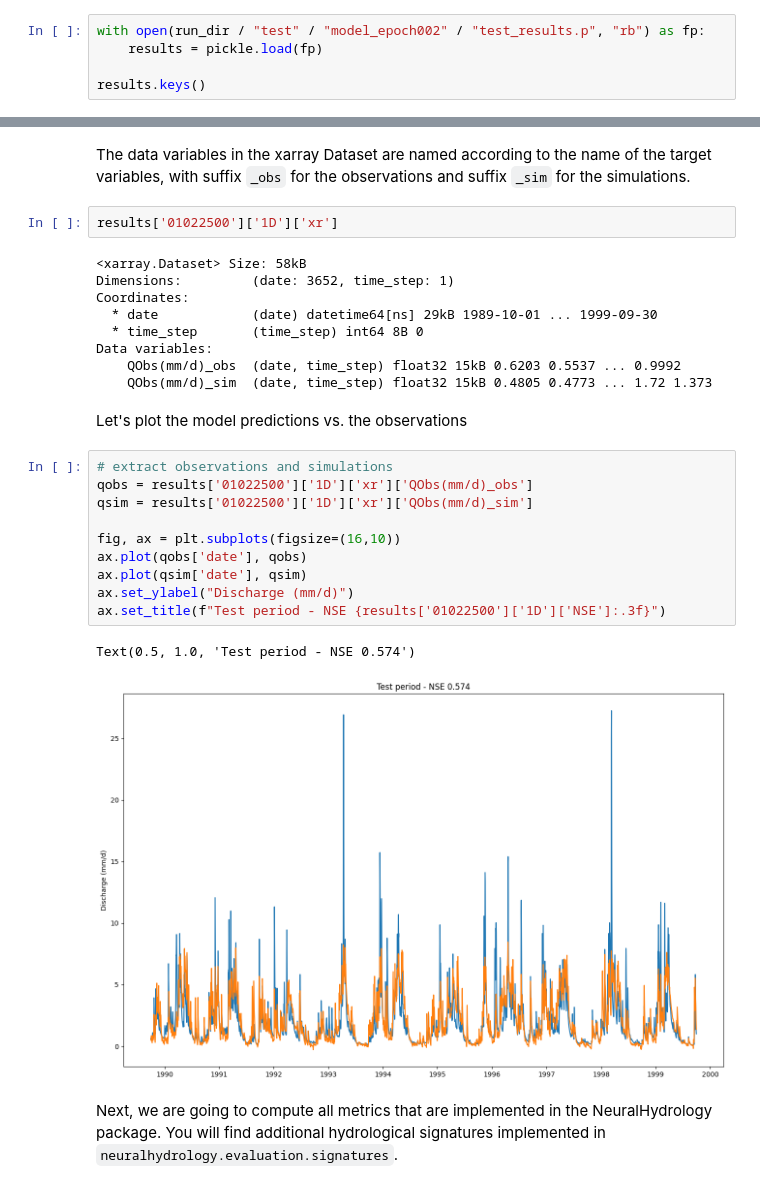
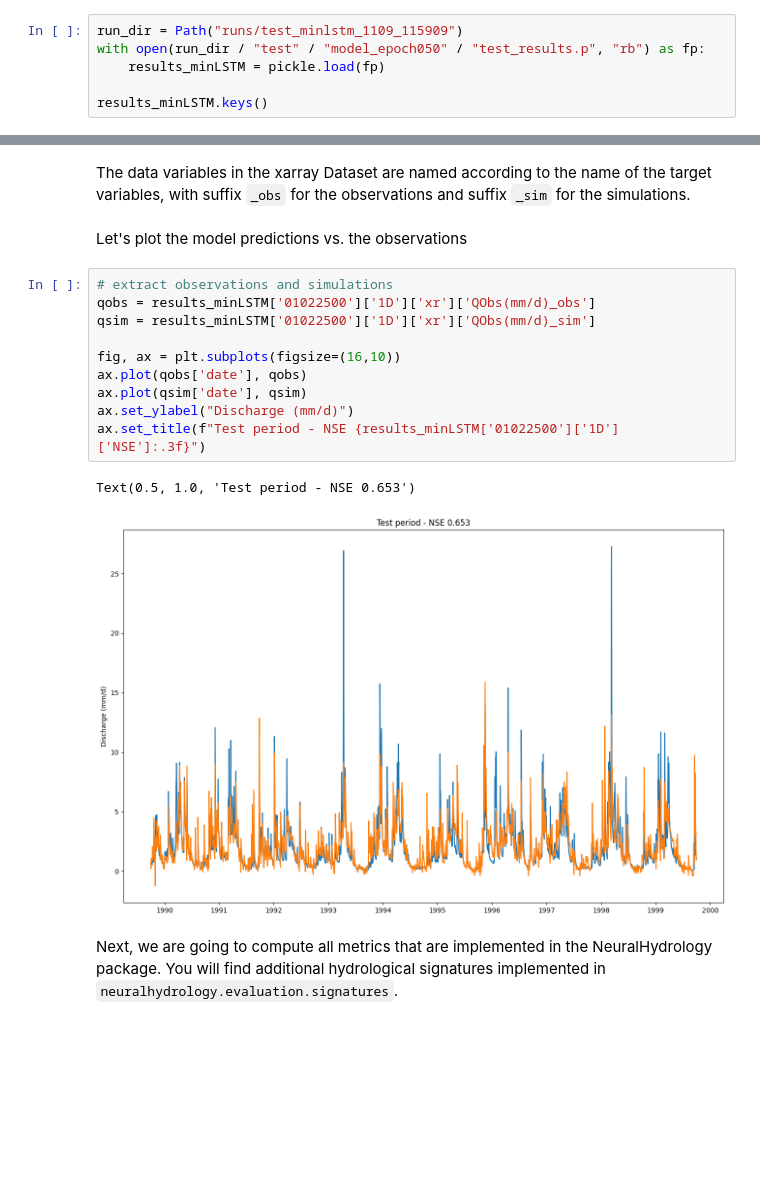
Before and after one commit to ziyuli22/neuralhydrology, a Jupyter notebook: examples/07-MinLSTM/minlstm.ipynb, the cells around one changed output, grey strips where cells are left out. Saved outputs shown, nothing was run; the diff lists cells and outputs as text; blank space fills up the shorter version.

Commit message:
implemented and testing minLSTM

```diff
--- a/examples/07-MinLSTM/minlstm.ipynb
+++ b/examples/07-MinLSTM/minlstm.ipynb
@@ -48,40 +48,30 @@ eval_run(run_dir=run_dir, period="test")
 ### Load and inspect model predictions
 Next, we load the results file and compare the model predictions with observations. The results file is always a pickled dictionary with one key per basin (even for a single basin). The next-lower dictionary level is the temporal resolution of the predictions. In this case, we trained a model only on daily data ('1D'). Within the temporal resolution, the next-lower dictionary level are `xr`(an xarray Dataset that contains observations and predictions), as well as one key for each metric that was specified in the config file.
 # %%
-with open(run_dir / "test" / "model_epoch002" / "test_results.p", "rb") as fp:
-    results = pickle.load(fp)
+run_dir = Path("runs/test_minlstm_1109_115909")
+with open(run_dir / "test" / "model_epoch050" / "test_results.p", "rb") as fp:
+    results_minLSTM = pickle.load(fp)
 
-results.keys()
+results_minLSTM.keys()
 # %% [output]
 dict_keys(['01022500'])
 # %% [markdown]
 The data variables in the xarray Dataset are named according to the name of the target variables, with suffix `_obs` for the observations and suffix `_sim` for the simulations.
-# %%
-results['01022500']['1D']['xr']
-# %% [output]
-<xarray.Dataset> Size: 58kB
-Dimensions:         (date: 3652, time_step: 1)
-Coordinates:
-  * date            (date) datetime64[ns] 29kB 1989-10-01 ... 1999-09-30
-  * time_step       (time_step) int64 8B 0
-Data variables:
-    QObs(mm/d)_obs  (date, time_step) float32 15kB 0.6203 0.5537 ... 0.9992
-    QObs(mm/d)_sim  (date, time_step) float32 15kB 0.4805 0.4773 ... 1.72 1.373
 # %% [markdown]
 Let's plot the model predictions vs. the observations
 # %%
 # extract observations and simulations
-qobs = results['01022500']['1D']['xr']['QObs(mm/d)_obs']
-qsim = results['01022500']['1D']['xr']['QObs(mm/d)_sim']
+qobs = results_minLSTM['01022500']['1D']['xr']['QObs(mm/d)_obs']
+qsim = results_minLSTM['01022500']['1D']['xr']['QObs(mm/d)_sim']
 
 fig, ax = plt.subplots(figsize=(16,10))
 ax.plot(qobs['date'], qobs)
 ax.plot(qsim['date'], qsim)
 ax.set_ylabel("Discharge (mm/d)")
-ax.set_title(f"Test period - NSE {results['01022500']['1D']['NSE']:.3f}")
+ax.set_title(f"Test period - NSE {results_minLSTM['01022500']['1D']['NSE']:.3f}")
 # %% [output]
-Text(0.5, 1.0, 'Test period - NSE 0.574')
+Text(0.5, 1.0, 'Test period - NSE 0.653')
-[figure, old version]
+[figure, new version]
 # %% [markdown]
 Next, we are going to compute all metrics that are implemented in the NeuralHydrology package. You will find additional hydrological signatures implemented in `neuralhydrology.evaluation.signatures`.
 # %%
```
Also changed, not shown: parts of 8 cells of this notebook, 3 other files.
